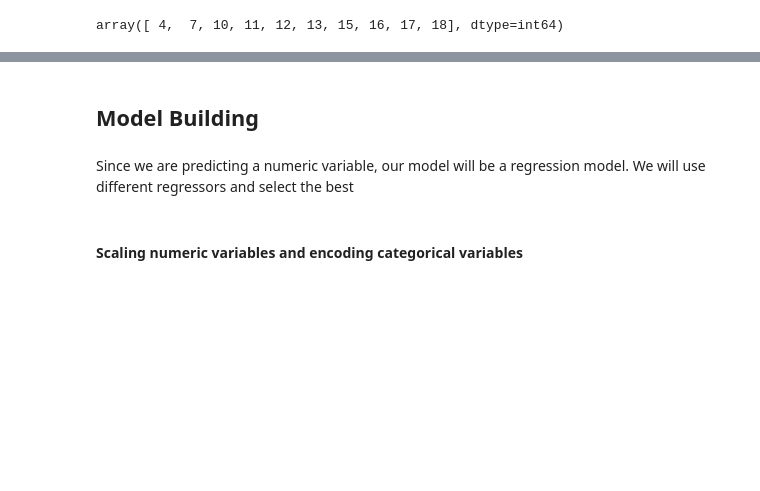
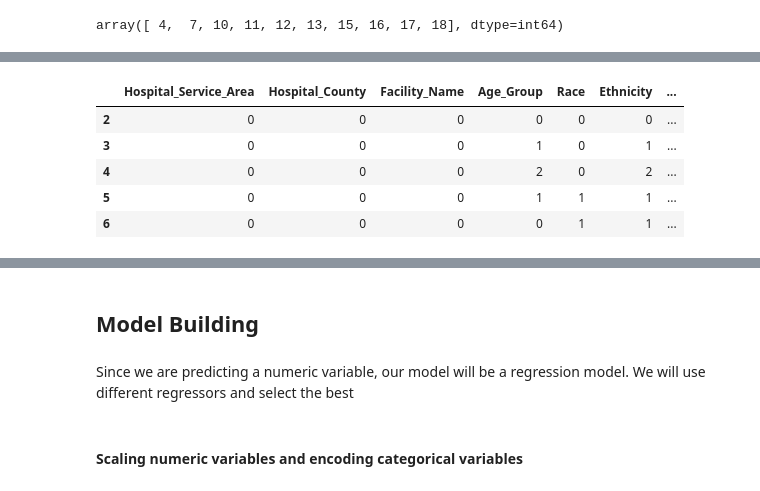
Before and after one commit to Abdurrahmansanni/Hamoye-Tag-along, a Jupyter notebook: Premier Project - Abdurrahman.ipynb, the cells around one changed output, grey strips where cells are left out. Saved outputs shown, nothing was run; the diff lists cells and outputs as text; code cells hidden in the pictures; blank space fills up the shorter version.

```diff
--- a/Premier Project - Abdurrahman.ipynb
+++ b/Premier Project - Abdurrahman.ipynb
@@ -648,12 +636,15 @@ y2 = X2.pop('Length_of_Stay')
+# %%
+X = df.copy()
+y = X.pop('Length_of_Stay')
 # %% [markdown]
 #### Encoding categorical features
 # %%
-X2_encoded = X2.copy()
+X_encoded = X.copy()
 
-for column in X2.select_dtypes('object'):
-    X2_encoded[column], _ = X2_encoded[column].factorize()
+for column in X.select_dtypes('object'):
+    X_encoded[column], _ = X_encoded[column].factorize()
 
-X2_encoded
+X_encoded
 # %% [output]
 |  | Hospital_Service_Area | Hospital_County | Facility_Name | Age_Group | Gender | Race | Ethnicity | ... |
 | 2 | 0 | 0 | 0 | 0 | 0 | 0 | 0 | ... |
@@ -673,7 +664,7 @@ X2_encoded
 # %%
 from sklearn.feature_selection import SelectKBest
 select = SelectKBest(k=10)
-X_kbest = select.fit_transform(X2_encoded, y2)
+X_kbest = select.fit_transform(X_encoded, y)
 coloms = select.get_support(indices=True)
 coloms
 # %% [output]
@@ -730,0 +672,5 @@ X2
+# %%
+# The most important 10 features that determine the dependent variable
+
+kbest_cols = X_encoded.iloc[:,coloms].columns.to_list()
+X_encoded[kbest_cols].head()
@@ -730,0 +684,11 @@ X2
+# %%
+# The least important features
+
+X_encoded.drop(columns= kbest_cols).head()
+# %% [output]
+|  | Hospital_Service_Area | Hospital_County | Facility_Name | Age_Group | Race | Ethnicity | ... |
+| 2 | 0 | 0 | 0 | 0 | 0 | 0 | ... |
+| 3 | 0 | 0 | 0 | 1 | 0 | 1 | ... |
+| 4 | 0 | 0 | 0 | 2 | 0 | 2 | ... |
+| 5 | 0 | 0 | 0 | 1 | 1 | 1 | ... |
+| 6 | 0 | 0 | 0 | 0 | 1 | 1 | ... |
```
Also changed, not shown: parts of 31 cells of this notebook.
